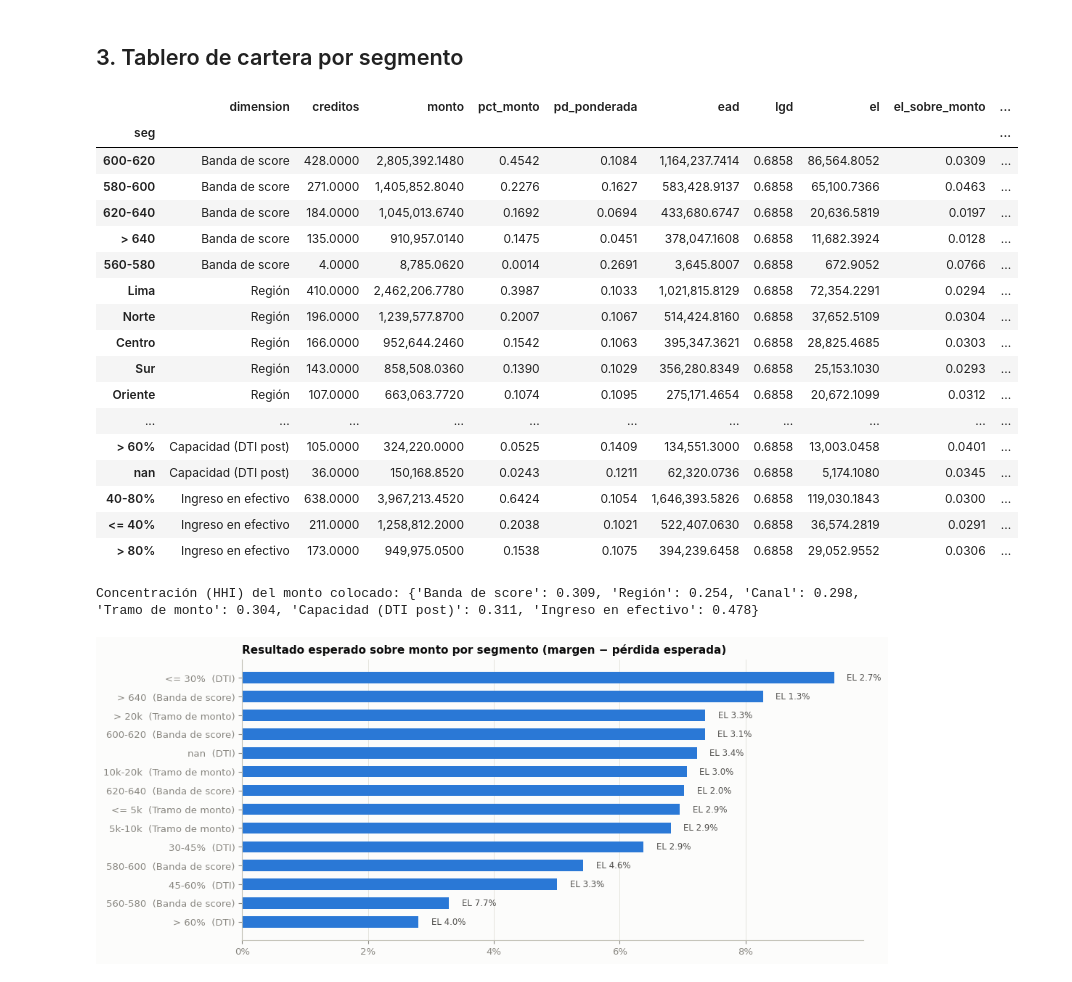
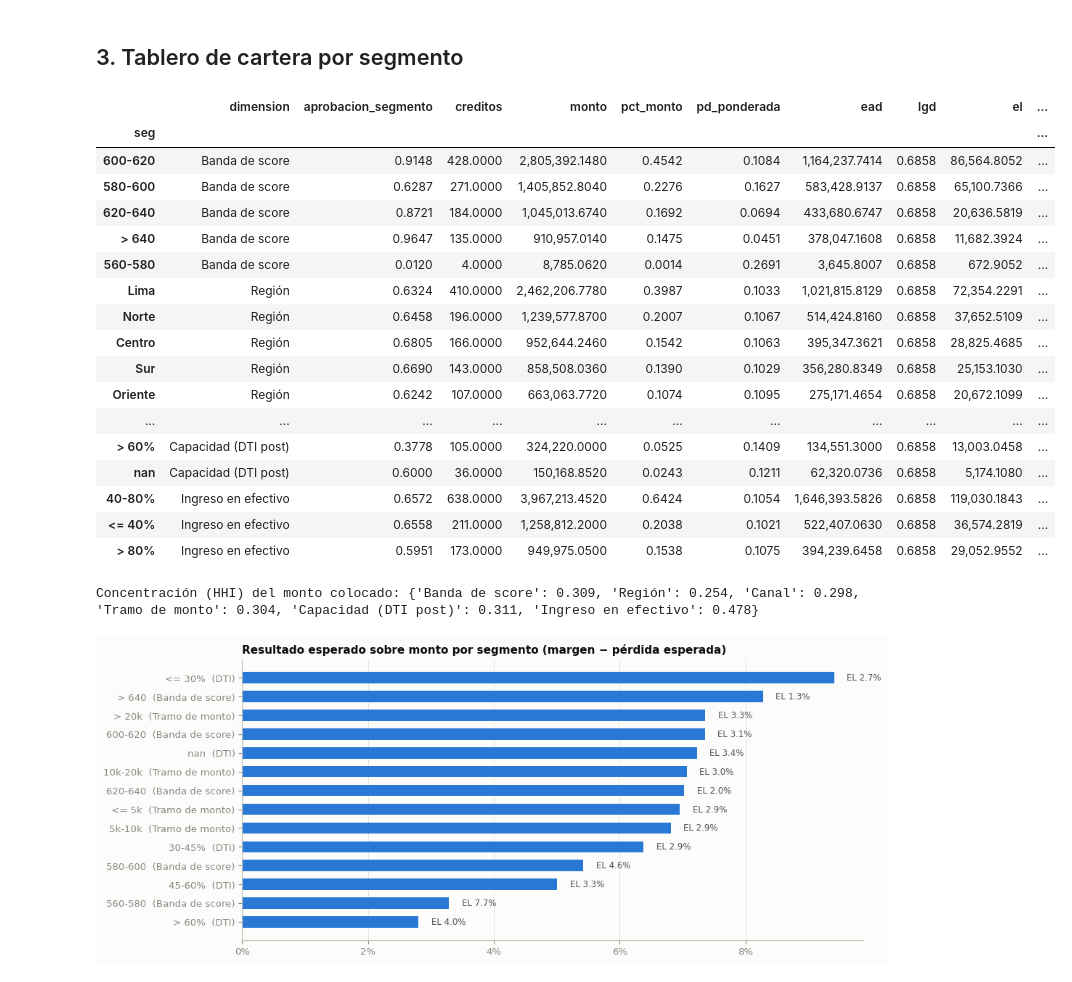
Before and after one commit to EsthiwerCruz/Proyecto_Final_Credit_Scoring_Grupo_7, a Jupyter notebook: notebooks/09_expected_loss_stress.ipynb, the cells around one changed output. Saved outputs shown, nothing was run; the diff lists cells and outputs as text; code cells hidden in the pictures.

Commit message:
Auditoria final contra el PDF: punto 8 de la ficha, aprobacion por segmento y escalera de acciones

```diff
--- a/notebooks/09_expected_loss_stress.ipynb
+++ b/notebooks/09_expected_loss_stress.ipynb
@@ -193,51 +193,57 @@ segmentos = {
     "Banda de score": pd.cut(pd.Series(card.score(ttd), index=ttd.index), [-np.inf, 560, 580, 600, 620, 640, np.inf],
                              labels=["<= 560", "560-580", "580-600", "600-620", "620-640", "> 640"]).astype(str),
     "Región": ttd["region"], "Canal": ttd["channel"],
     "Tramo de monto": pd.cut(ttd["requested_amount"], [0, 5000, 10000, 20000, np.inf],
                              labels=["<= 5k", "5k-10k", "10k-20k", "> 20k"]).astype(str),
     "Capacidad (DTI post)": pd.cut(ttd["dti_post"], [0, 0.30, 0.45, 0.60, np.inf],
                                    labels=["<= 30%", "30-45%", "45-60%", "> 60%"]).astype(str),
     "Ingreso en efectivo": pd.cut(ttd["cash_income_share"], [0, 0.4, 0.8, 1.0],
                                   labels=["<= 40%", "40-80%", "> 80%"]).astype(str),
 }
 y_obs = np.where(ttd[cfg.OUTCOME_FILTER].eq(1), ttd[T], np.nan)
 tablero = pf.segment_dashboard(ttd[monto_colocado > 0], el[monto_colocado > 0],
                                {k: v[monto_colocado > 0] for k, v in segmentos.items()}, y_obs[monto_colocado > 0])
 # Rentabilidad por segmento: margen menos pérdida esperada
 margen = dec.expected_margin(ttd, decisiones["tasa_recomendada"].fillna(0).to_numpy(), monto_colocado)
 extra = []
 for nombre, serie in segmentos.items():
     g = pd.DataFrame({"seg": serie[monto_colocado > 0].astype(str).to_numpy(),
                       "margen": margen[monto_colocado > 0], "monto": monto_colocado[monto_colocado > 0],
                       "el": el.loc[monto_colocado > 0, "el"].to_numpy()})
     t = g.groupby("seg").apply(lambda x: pd.Series({
         "margen_sobre_monto": x["margen"].sum() / x["monto"].sum(),
         "resultado_sobre_monto": (x["margen"].sum() - x["el"].sum()) / x["monto"].sum()}))
     t.insert(0, "dimension", nombre); extra.append(t)
 tablero = tablero.join(pd.concat(extra)[["margen_sobre_monto", "resultado_sobre_monto"]])
+# Tasa de aprobación por segmento, medida sobre TODAS las solicitudes del segmento (no solo las colocadas)
+aprobacion = {}
+for nombre, serie in segmentos.items():
+    for seg, tasa in pd.Series(peso, index=ttd.index).groupby(serie.astype(str)).mean().items():
+        aprobacion[(nombre, seg)] = tasa
+tablero.insert(1, "aprobacion_segmento", [aprobacion.get((d, s)) for s, d in zip(tablero.index, tablero["dimension"])])
 display(tablero.round(4))
 tablero.to_csv(cfg.TABLES / "el_tablero_segmentos.csv")
 print("Concentración (HHI) del monto colocado:",
       {d: round(pf.hhi(tablero[tablero.dimension == d]["pct_monto"]), 3) for d in segmentos})
 # %% [output]
-|  | dimension | creditos | monto | pct_monto | pd_ponderada | ead | lgd | el | el_sobre_monto | ... |
+|  | dimension | aprobacion_segmento | creditos | monto | pct_monto | pd_ponderada | ead | lgd | el | ... |
 | seg |  |  |  |  |  |  |  |  |  | ... |
-| 600-620 | Banda de score | 428.0000 | 2,805,392.1480 | 0.4542 | 0.1084 | 1,164,237.7414 | 0.6858 | 86,564.8052 | 0.0309 | ... |
-| 580-600 | Banda de score | 271.0000 | 1,405,852.8040 | 0.2276 | 0.1627 | 583,428.9137 | 0.6858 | 65,100.7366 | 0.0463 | ... |
-| 620-640 | Banda de score | 184.0000 | 1,045,013.6740 | 0.1692 | 0.0694 | 433,680.6747 | 0.6858 | 20,636.5819 | 0.0197 | ... |
-| > 640 | Banda de score | 135.0000 | 910,957.0140 | 0.1475 | 0.0451 | 378,047.1608 | 0.6858 | 11,682.3924 | 0.0128 | ... |
-| 560-580 | Banda de score | 4.0000 | 8,785.0620 | 0.0014 | 0.2691 | 3,645.8007 | 0.6858 | 672.9052 | 0.0766 | ... |
-| Lima | Región | 410.0000 | 2,462,206.7780 | 0.3987 | 0.1033 | 1,021,815.8129 | 0.6858 | 72,354.2291 | 0.0294 | ... |
-| Norte | Región | 196.0000 | 1,239,577.8700 | 0.2007 | 0.1067 | 514,424.8160 | 0.6858 | 37,652.5109 | 0.0304 | ... |
-| Centro | Región | 166.0000 | 952,644.2460 | 0.1542 | 0.1063 | 395,347.3621 | 0.6858 | 28,825.4685 | 0.0303 | ... |
-| Sur | Región | 143.0000 | 858,508.0360 | 0.1390 | 0.1029 | 356,280.8349 | 0.6858 | 25,153.1030 | 0.0293 | ... |
-| Oriente | Región | 107.0000 | 663,063.7720 | 0.1074 | 0.1095 | 275,171.4654 | 0.6858 | 20,672.1099 | 0.0312 | ... |
+| 600-620 | Banda de score | 0.9148 | 428.0000 | 2,805,392.1480 | 0.4542 | 0.1084 | 1,164,237.7414 | 0.6858 | 86,564.8052 | ... |
+| 580-600 | Banda de score | 0.6287 | 271.0000 | 1,405,852.8040 | 0.2276 | 0.1627 | 583,428.9137 | 0.6858 | 65,100.7366 | ... |
+| 620-640 | Banda de score | 0.8721 | 184.0000 | 1,045,013.6740 | 0.1692 | 0.0694 | 433,680.6747 | 0.6858 | 20,636.5819 | ... |
+| > 640 | Banda de score | 0.9647 | 135.0000 | 910,957.0140 | 0.1475 | 0.0451 | 378,047.1608 | 0.6858 | 11,682.3924 | ... |
+| 560-580 | Banda de score | 0.0120 | 4.0000 | 8,785.0620 | 0.0014 | 0.2691 | 3,645.8007 | 0.6858 | 672.9052 | ... |
+| Lima | Región | 0.6324 | 410.0000 | 2,462,206.7780 | 0.3987 | 0.1033 | 1,021,815.8129 | 0.6858 | 72,354.2291 | ... |
+| Norte | Región | 0.6458 | 196.0000 | 1,239,577.8700 | 0.2007 | 0.1067 | 514,424.8160 | 0.6858 | 37,652.5109 | ... |
+| Centro | Región | 0.6805 | 166.0000 | 952,644.2460 | 0.1542 | 0.1063 | 395,347.3621 | 0.6858 | 28,825.4685 | ... |
+| Sur | Región | 0.6690 | 143.0000 | 858,508.0360 | 0.1390 | 0.1029 | 356,280.8349 | 0.6858 | 25,153.1030 | ... |
+| Oriente | Región | 0.6242 | 107.0000 | 663,063.7720 | 0.1074 | 0.1095 | 275,171.4654 | 0.6858 | 20,672.1099 | ... |
 | ... | ... | ... | ... | ... | ... | ... | ... | ... | ... | ... |
-| > 60% | Capacidad (DTI post) | 105.0000 | 324,220.0000 | 0.0525 | 0.1409 | 134,551.3000 | 0.6858 | 13,003.0458 | 0.0401 | ... |
-| nan | Capacidad (DTI post) | 36.0000 | 150,168.8520 | 0.0243 | 0.1211 | 62,320.0736 | 0.6858 | 5,174.1080 | 0.0345 | ... |
-| 40-80% | Ingreso en efectivo | 638.0000 | 3,967,213.4520 | 0.6424 | 0.1054 | 1,646,393.5826 | 0.6858 | 119,030.1843 | 0.0300 | ... |
-| <= 40% | Ingreso en efectivo | 211.0000 | 1,258,812.2000 | 0.2038 | 0.1021 | 522,407.0630 | 0.6858 | 36,574.2819 | 0.0291 | ... |
-| > 80% | Ingreso en efectivo | 173.0000 | 949,975.0500 | 0.1538 | 0.1075 | 394,239.6458 | 0.6858 | 29,052.9552 | 0.0306 | ... |
+| > 60% | Capacidad (DTI post) | 0.3778 | 105.0000 | 324,220.0000 | 0.0525 | 0.1409 | 134,551.3000 | 0.6858 | 13,003.0458 | ... |
+| nan | Capacidad (DTI post) | 0.6000 | 36.0000 | 150,168.8520 | 0.0243 | 0.1211 | 62,320.0736 | 0.6858 | 5,174.1080 | ... |
+| 40-80% | Ingreso en efectivo | 0.6572 | 638.0000 | 3,967,213.4520 | 0.6424 | 0.1054 | 1,646,393.5826 | 0.6858 | 119,030.1843 | ... |
+| <= 40% | Ingreso en efectivo | 0.6558 | 211.0000 | 1,258,812.2000 | 0.2038 | 0.1021 | 522,407.0630 | 0.6858 | 36,574.2819 | ... |
+| > 80% | Ingreso en efectivo | 0.5951 | 173.0000 | 949,975.0500 | 0.1538 | 0.1075 | 394,239.6458 | 0.6858 | 29,052.9552 | ... |
 Concentración (HHI) del monto colocado: {'Banda de score': 0.309, 'Región': 0.254, 'Canal': 0.298, 'Tramo de monto': 0.304, 'Capacidad (DTI post)': 0.311, 'Ingreso en efectivo': 0.478}
 # %%
 fig, ax = plt.subplots(figsize=(11, 4.6))
```
Also changed, not shown: parts of 1 cell of this notebook, 17 other files.
